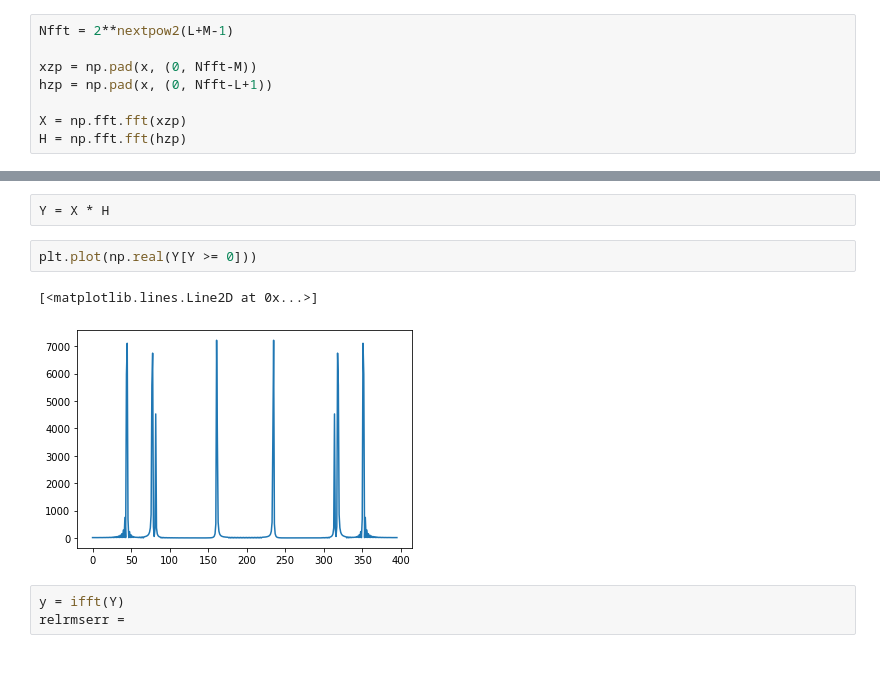
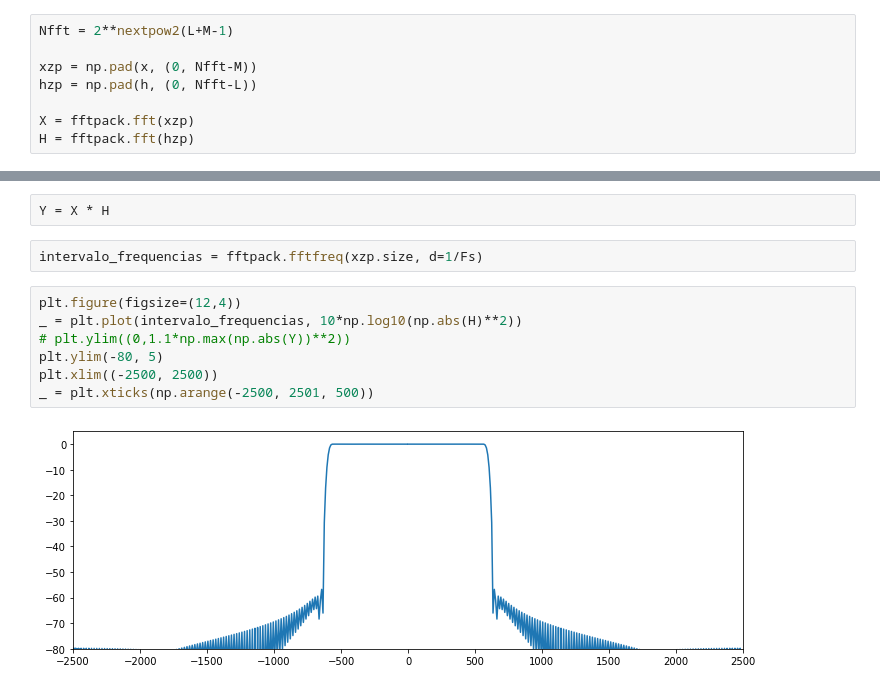
Before and after one commit to julianafalves/Sinais-Digitais, a Jupyter notebook: Projeto2.ipynb, the cells around one changed output, grey strips where cells are left out. Cells and saved outputs as stored; diff of their text form; blank space fills up the shorter version.

```diff
--- a/Projeto2.ipynb
+++ b/Projeto2.ipynb
@@ -123,7 +140,7 @@ plt.plot(h)
 Nfft = 2**nextpow2(L+M-1)
 
 xzp = np.pad(x, (0, Nfft-M))
-hzp = np.pad(x, (0, Nfft-L+1))
+hzp = np.pad(h, (0, Nfft-L))
 
-X = np.fft.fft(xzp)
-H = np.fft.fft(hzp)
+X = fftpack.fft(xzp)
+H = fftpack.fft(hzp)
@@ -146,10 +155,13 @@ plt.plot(np.real(H[H >= 0]))
 # %%
 Y = X * H
-# %%
-plt.plot(np.real(Y[Y >= 0]))
-# %% [output]
-[<matplotlib.lines.Line2D at 0x...>]
-[figure, removed]
-# %%
-y = ifft(Y)
-relrmserr =
+# %%
+intervalo_frequencias = fftpack.fftfreq(xzp.size, d=1/Fs)
+# %%
+plt.figure(figsize=(12,4))
+_ = plt.plot(intervalo_frequencias, 10*np.log10(np.abs(H)**2))
+# plt.ylim((0,1.1*np.max(np.abs(Y))**2))
+plt.ylim(-80, 5)
+plt.xlim((-2500, 2500))
+_ = plt.xticks(np.arange(-2500, 2501, 500))
+# %% [output]
+[figure, added]
```
Also changed, not shown: parts of 21 cells of this notebook.
